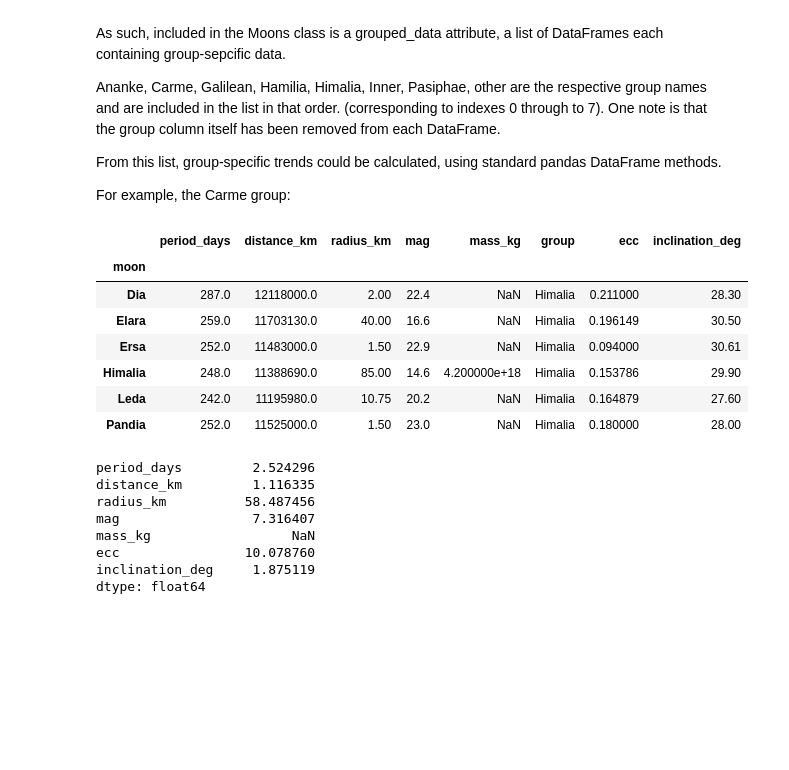
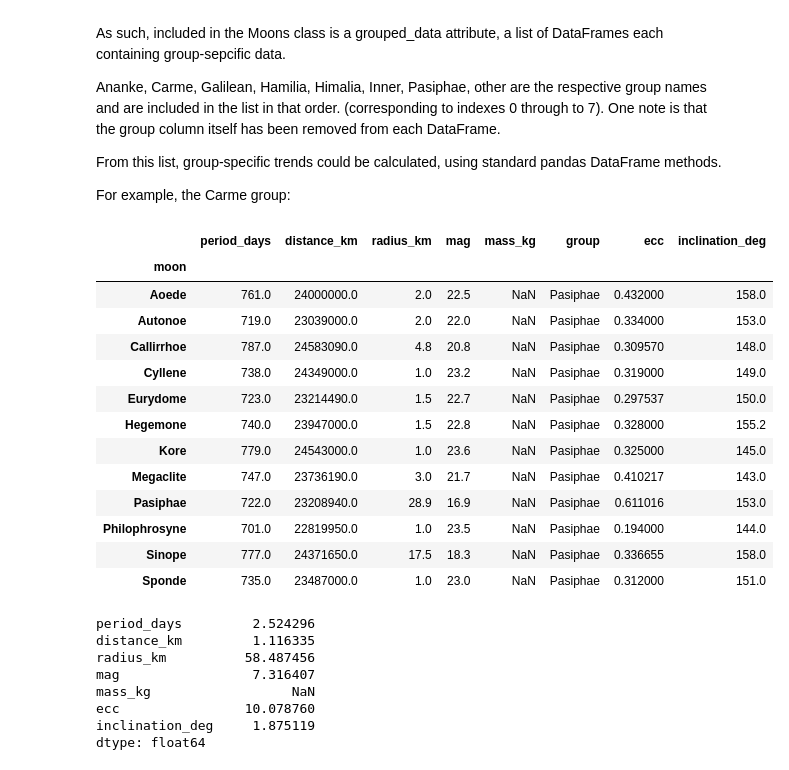
Before and after one commit to isaacrichards/assessment_1, a Jupyter notebook: moons_notebook.ipynb, the cells around one changed output. Saved outputs shown, nothing was run; the diff lists cells and outputs as text; code cells hidden in the pictures; blank space fills up the shorter version.

```diff
--- a/moons_notebook.ipynb
+++ b/moons_notebook.ipynb
@@ -85,16 +85,22 @@ From this list, group-specific trends could be calculated, using standard pandas
 
 For example, the Carme group:
 # %%
-test.grouped_data[4]
+test.grouped_data[6]
 # %% [output]
 |  | period_days | distance_km | radius_km | mag | mass_kg | group | ecc | inclination_deg |
 | moon |  |  |  |  |  |  |  |  |
-| Dia | 287.0 | 12118000.0 | 2.00 | 22.4 | NaN | Himalia | 0.211000 | 28.30 |
-| Elara | 259.0 | 11703130.0 | 40.00 | 16.6 | NaN | Himalia | 0.196149 | 30.50 |
-| Ersa | 252.0 | 11483000.0 | 1.50 | 22.9 | NaN | Himalia | 0.094000 | 30.61 |
-| Himalia | 248.0 | 11388690.0 | 85.00 | 14.6 | 4.200000e+18 | Himalia | 0.153786 | 29.90 |
-| Leda | 242.0 | 11195980.0 | 10.75 | 20.2 | NaN | Himalia | 0.164879 | 27.60 |
-| Pandia | 252.0 | 11525000.0 | 1.50 | 23.0 | NaN | Himalia | 0.180000 | 28.00 |
+| Aoede | 761.0 | 24000000.0 | 2.0 | 22.5 | NaN | Pasiphae | 0.432000 | 158.0 |
+| Autonoe | 719.0 | 23039000.0 | 2.0 | 22.0 | NaN | Pasiphae | 0.334000 | 153.0 |
+| Callirrhoe | 787.0 | 24583090.0 | 4.8 | 20.8 | NaN | Pasiphae | 0.309570 | 148.0 |
+| Cyllene | 738.0 | 24349000.0 | 1.0 | 23.2 | NaN | Pasiphae | 0.319000 | 149.0 |
+| Eurydome | 723.0 | 23214490.0 | 1.5 | 22.7 | NaN | Pasiphae | 0.297537 | 150.0 |
+| Hegemone | 740.0 | 23947000.0 | 1.5 | 22.8 | NaN | Pasiphae | 0.328000 | 155.2 |
+| Kore | 779.0 | 24543000.0 | 1.0 | 23.6 | NaN | Pasiphae | 0.325000 | 145.0 |
+| Megaclite | 747.0 | 23736190.0 | 3.0 | 21.7 | NaN | Pasiphae | 0.410217 | 143.0 |
+| Pasiphae | 722.0 | 23208940.0 | 28.9 | 16.9 | NaN | Pasiphae | 0.611016 | 153.0 |
+| Philophrosyne | 701.0 | 22819950.0 | 1.0 | 23.5 | NaN | Pasiphae | 0.194000 | 144.0 |
+| Sinope | 777.0 | 24371650.0 | 17.5 | 18.3 | NaN | Pasiphae | 0.336655 | 158.0 |
+| Sponde | 735.0 | 23487000.0 | 1.0 | 23.0 | NaN | Pasiphae | 0.312000 | 151.0 |
 # %%
 grouped_mean_errors = test.grouped_data[4].sem(numeric_only = True, skipna = True)
 grouped_means = test.grouped_data[4].mean(numeric_only = True)
```
Also changed, not shown: parts of 6 cells of this notebook, 1 other file.
